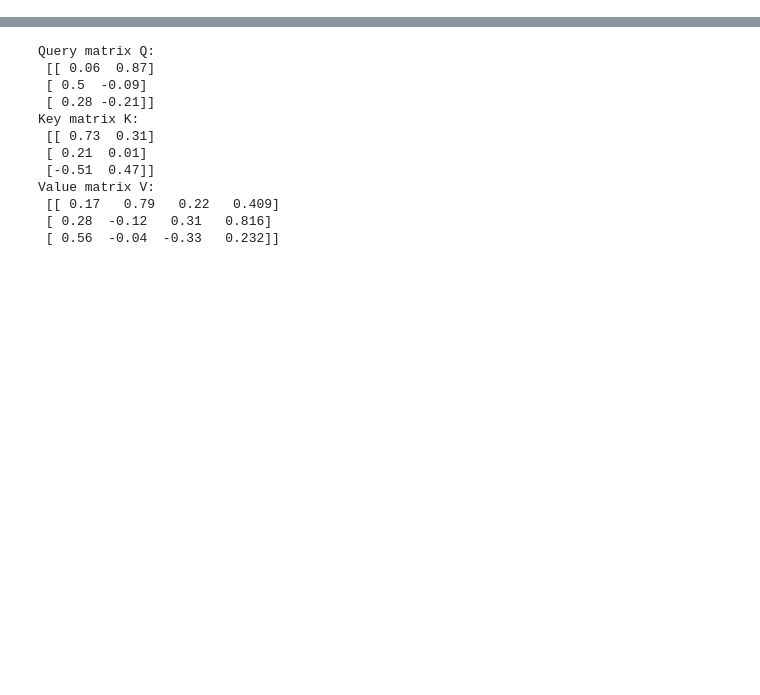
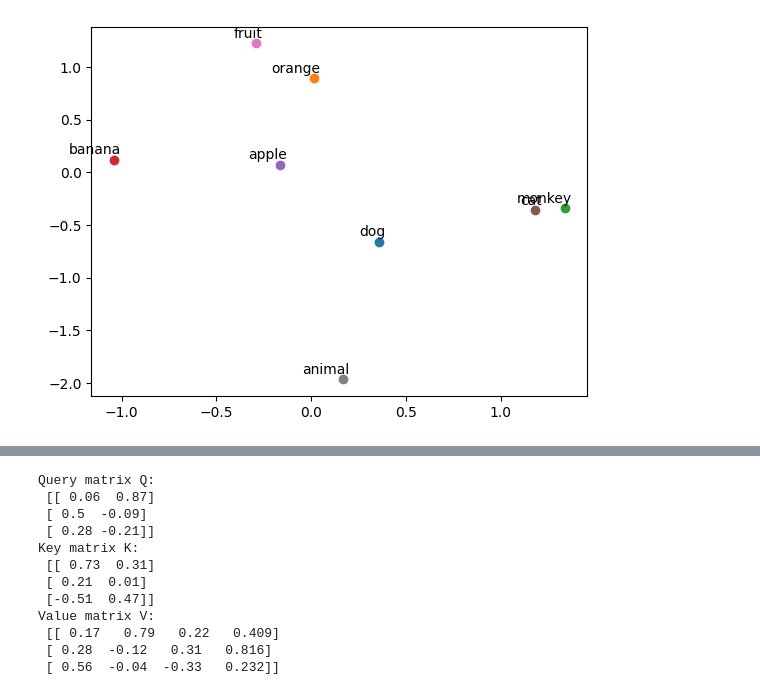
Before and after one commit to thomaskty/Data-Science-Knowledge-Base, a Jupyter notebook: DL001_Deep Learning Basics.ipynb, the cells around one changed output, grey strips where cells are left out. Drawn from its saved outputs; the diff is of its cells as text; code cells hidden in the pictures; blank space fills up the shorter version.

```diff
--- a/DL001_Deep Learning Basics.ipynb
+++ b/DL001_Deep Learning Basics.ipynb
@@ -15,0 +135,84 @@ $$
+# %%
+import numpy as np
+import warnings
+warnings.filterwarnings('ignore')
+import torch
+import torch.nn as nn
+import torch.optim as optim
+import matplotlib.pyplot as plt
+
+def random_batch():
+    random_inputs = []
+    random_labels = []
+    random_index = np.random.choice(range(len(skip_grams)), batch_size, replace=False)
+
+    for i in random_index:
+        random_inputs.append(np.eye(voc_size)[skip_grams[i][0]])  # target
+        random_labels.append(skip_grams[i][1])  # context word
+
+    return random_inputs, random_labels
+
+# Model
+class Word2Vec(nn.Module):
+    def __init__(self):
+        super(Word2Vec, self).__init__()
+        # W and WT is not Traspose relationship
+        self.W = nn.Linear(voc_size, embedding_size, bias=False) # voc_size > embedding_size Weight
+        self.WT = nn.Linear(embedding_size, voc_size, bias=False) # embedding_size > voc_size Weight
+
+    def forward(self, X):
+        # X : [batch_size, voc_size]
+        hidden_layer = self.W(X) # hidden_layer : [batch_size, embedding_size]
+        output_layer = self.WT(hidden_layer) # output_layer : [batch_size, voc_size]
+        return output_layer
+
+if __name__ == '__main__':
+    batch_size = 2 # mini-batch size
+    embedding_size = 2 # embedding size
+
+    sentences = ["apple banana fruit", "banana orange fruit", "orange banana fruit",
+                 "dog cat animal", "cat monkey animal", "monkey dog animal"]
+
+    word_sequence = " ".join(sentences).split()
+    word_list = " ".join(sentences).split()
+    word_list = list(set(word_list))
+    word_dict = {w: i for i, w in enumerate(word_list)}
+    voc_size = len(word_list)
+
+    # Make skip gram of one size window
+    skip_grams = []
+    for i in range(1, len(word_sequence) - 1):
+        target = word_dict[word_sequence[i]]
+        context = [word_dict[word_sequence[i - 1]], word_dict[word_sequence[i + 1]]]
+        for w in context:
+            skip_grams.append([target, w])
+
+    model = Word2Vec()
+
+    criterion = nn.CrossEntropyLoss()
+    optimizer = optim.Adam(model.parameters(), lr=0.001)
+
+    # Training
+    for epoch in range(5000):
+        input_batch, target_batch = random_batch()
+        input_batch = torch.Tensor(input_batch)
+        target_batch = torch.LongTensor(target_batch)
+
+        optimizer.zero_grad()
+        output = model(input_batch)
+
+        # output : [batch_size, voc_size], target_batch : [batch_size] (LongTensor, not one-hot)
+        loss = criterion(output, target_batch)
+        if (epoch + 1) % 1000 == 0:
+            print('Epoch:', '%04d' % (epoch + 1), 'cost =', '{:.6f}'.format(loss))
+
+        loss.backward()
+        optimizer.step()
+
+    for i, label in enumerate(word_list):
+        W, WT = model.parameters()
+        x, y = W[0][i].item(), W[1][i].item()
+        plt.scatter(x, y)
+        plt.annotate(label, xy=(x, y), xytext=(5, 2), textcoords='offset points', ha='right', va='bottom')
+    plt.show()
+# %% [output]
@@ -16 +224,2 @@ $$
+[figure, added]
 # %% [markdown]
```
Also changed, not shown: parts of 18 cells of this notebook, 6 other files.
